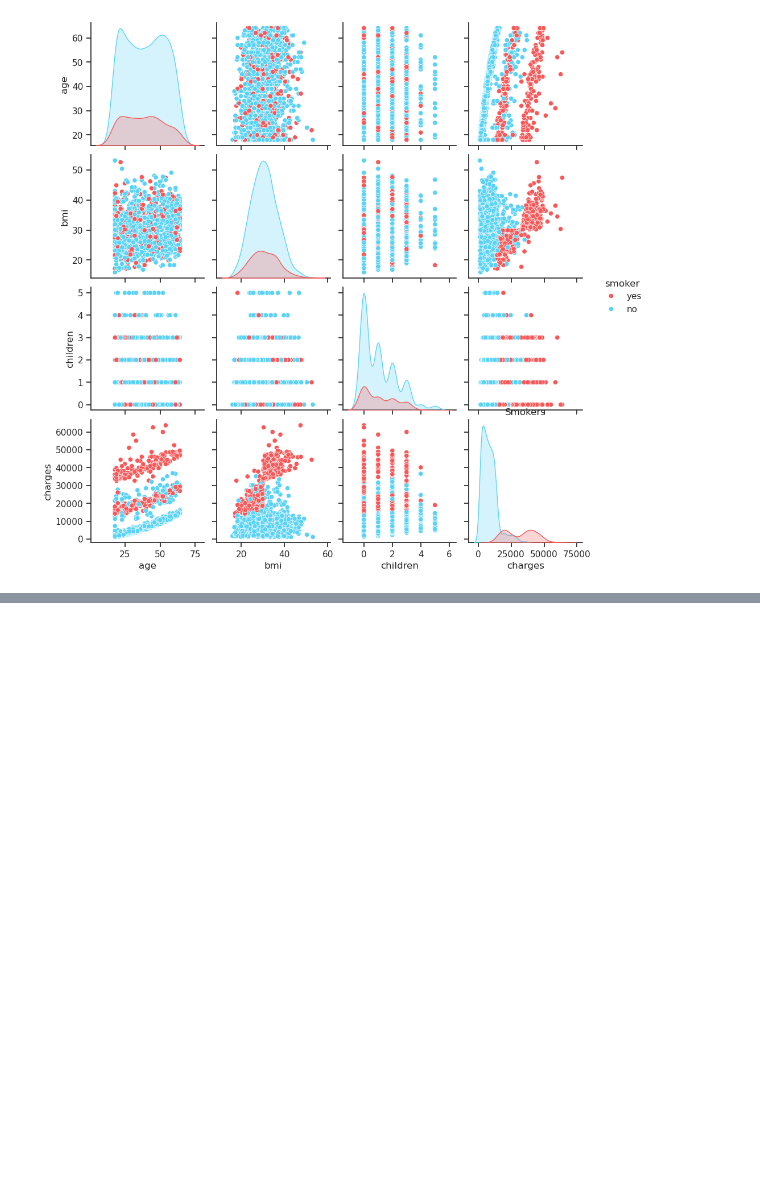
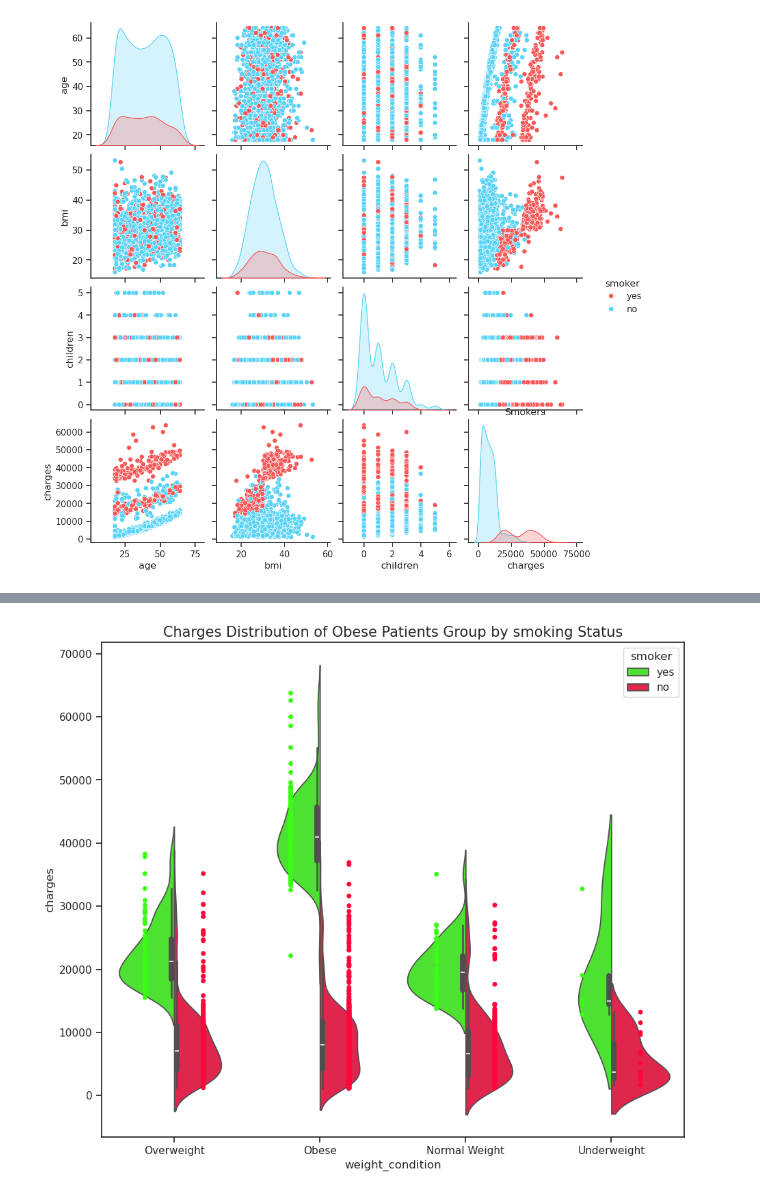
Before and after one commit to antonio-xrp/regresion-lineal, a Jupyter notebook: notebooks/0.3-antoniolml-medical-cost.ipynb, the cells around one changed output, grey strips where cells are left out. Cells and saved outputs as stored; diff of their text form; code cells hidden in the pictures; blank space fills up the shorter version.

Commit message:
obese smokers vs non-obese smokers

```diff
--- a/notebooks/0.3-antoniolml-medical-cost.ipynb
+++ b/notebooks/0.3-antoniolml-medical-cost.ipynb
@@ -387,0 +416,32 @@ Text(0.5, 1.0, 'Smokers')
+# %%
+custom_palette = {
+    'yes': '#39FF14',
+    'no': '#FF073A'
+}
+
+
+sns.violinplot(
+    x='weight_condition',
+    y='charges',
+    hue='smoker',
+    data=df,
+    palette=custom_palette,
+    split=True
+);
+
+plt.title('Charges Distribution of Obese Patients Group by smoking Status', size = 15);
+
+sns.stripplot(
+    x='weight_condition',
+    y='charges',
+    hue='smoker',
+    data=df,
+    palette=custom_palette,
+    dodge=True,
+    jitter=False,
+);
+
+handles, labels = plt.gca().get_legend_handles_labels()
+plt.legend(handles[0:2], labels[0:2], title='smoker');
+# %% [output]
+[figure, added]
```
Also changed, not shown: parts of 7 cells of this notebook.
